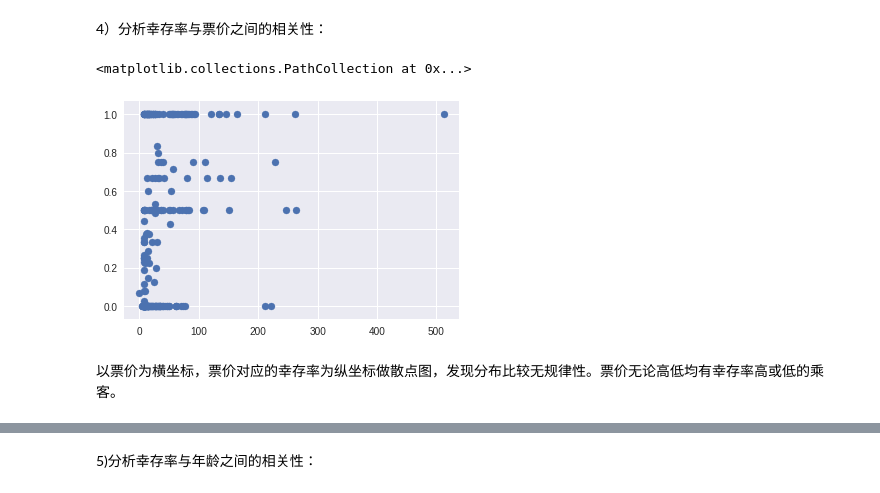
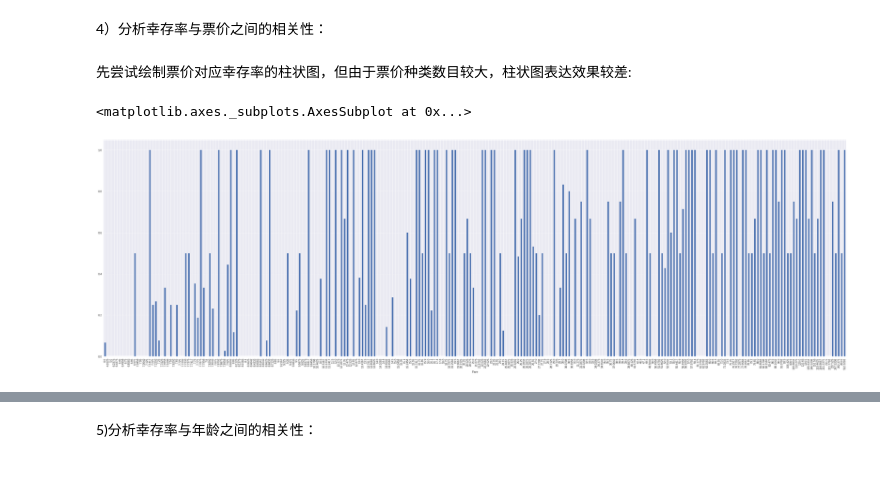
Before and after one commit to milhaven1733/Titanic_Data_Analyst, a Jupyter notebook: Titanic_Data_Analyst.ipynb, the cells around one changed output, grey strips where cells are left out. Saved outputs shown, nothing was run; the diff lists cells and outputs as text; code cells hidden in the pictures.

```diff
--- a/Titanic_Data_Analyst.ipynb
+++ b/Titanic_Data_Analyst.ipynb
@@ -287,13 +287,13 @@ paint_bar(Family_scale,"Bar of survived by Family",[0,1,2,3,4,5,6,7,10])
 可以看出，当有1-3位家人同时在船上时，幸存的几率会更高些。（但也可能是有更多家人在船上的乘客基数比较小，比较幸存比例没有太大的意义。）
 # %% [markdown]
 4）分析幸存率与票价之间的相关性：
+# %% [markdown]
+先尝试绘制票价对应幸存率的柱状图，但由于票价种类数目较大，柱状图表达效果较差:
 # %%
-Survived_by_Fare=Titanic_data.groupby(['Fare'],as_index=False)['Survived']
-fare=Survived_by_Fare.count()['Fare']
-Fare_scale=(Survived_by_Fare.sum()/Survived_by_Fare.count())['Survived']
-plt.scatter(fare,Fare_scale)
+fig,ax1= plt.subplots(figsize=(50,15))
+Survived_by_Fare=Titanic_data.groupby(['Fare'])['Survived']
+Fare_scale=Survived_by_Fare.sum()/Survived_by_Fare.count()
+Fare_scale.plot(kind="bar")
 # %% [output]
-<matplotlib.collections.PathCollection at 0x...>
+<matplotlib.axes._subplots.AxesSubplot at 0x...>
-[figure, old version]
+[figure, new version]
-# %% [markdown]
-以票价为横坐标，票价对应的幸存率为纵坐标做散点图，发现分布比较无规律性。票价无论高低均有幸存率高或低的乘客。
```
Also changed, not shown: parts of 22 cells of this notebook, 1 other file.
